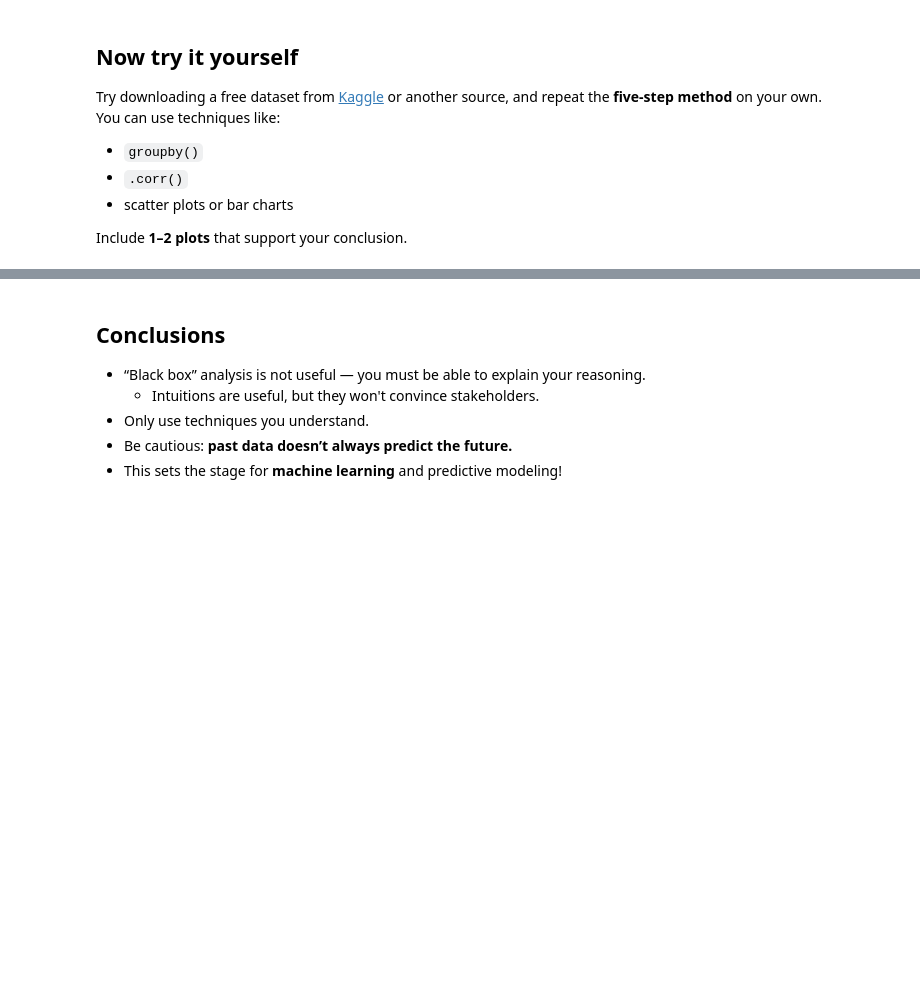
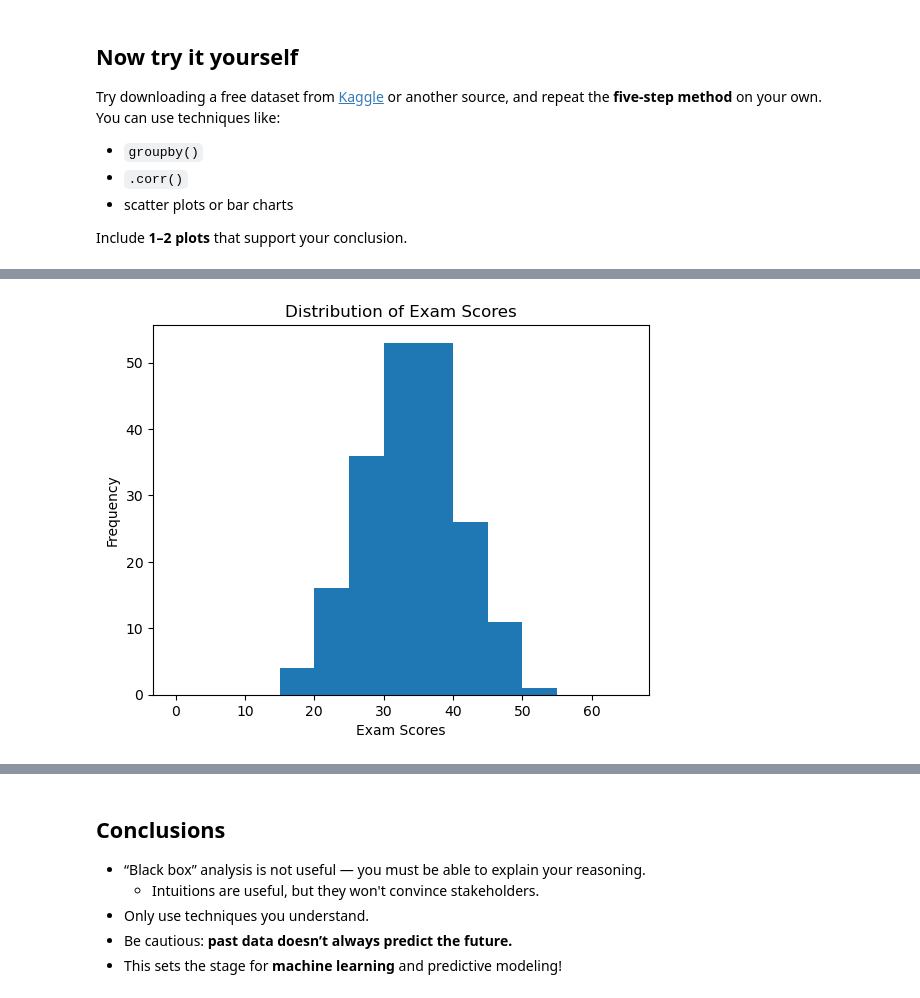
Before and after one commit to Jazzyxoxo/bwsi-comp-problem-solving, a Jupyter notebook: mod3_math_modeling/3_intro_to_data_analysis.ipynb, the cells around one changed output, grey strips where cells are left out. Cells and saved outputs as stored; diff of their text form; code cells hidden in the pictures; blank space fills up the shorter version.

```diff
--- a/mod3_math_modeling/3_intro_to_data_analysis.ipynb
+++ b/mod3_math_modeling/3_intro_to_data_analysis.ipynb
@@ -232,3 +232,11 @@ You can use techniques like:
 - scatter plots or bar charts
 
 Include **1–2 plots** that support your conclusion.
+# %%
+data = pd.read_csv("student_exam_scores.csv")
+data.head()
+
+data.info()
+data.isna().sum()
+
+print(data.describe())
@@ -234,0 +261,8 @@ Include **1–2 plots** that support your conclusion.
+# %%
+plt.hist(data["exam_score"], bins=list(range(0,70,5)))
+plt.title("Distribution of Exam Scores")
+plt.xlabel("Exam Scores")
+plt.ylabel("Frequency")
+plt.show()
+# %% [output]
+[figure, added]
```
Also changed, not shown: parts of 4 cells of this notebook, 1 other file.
